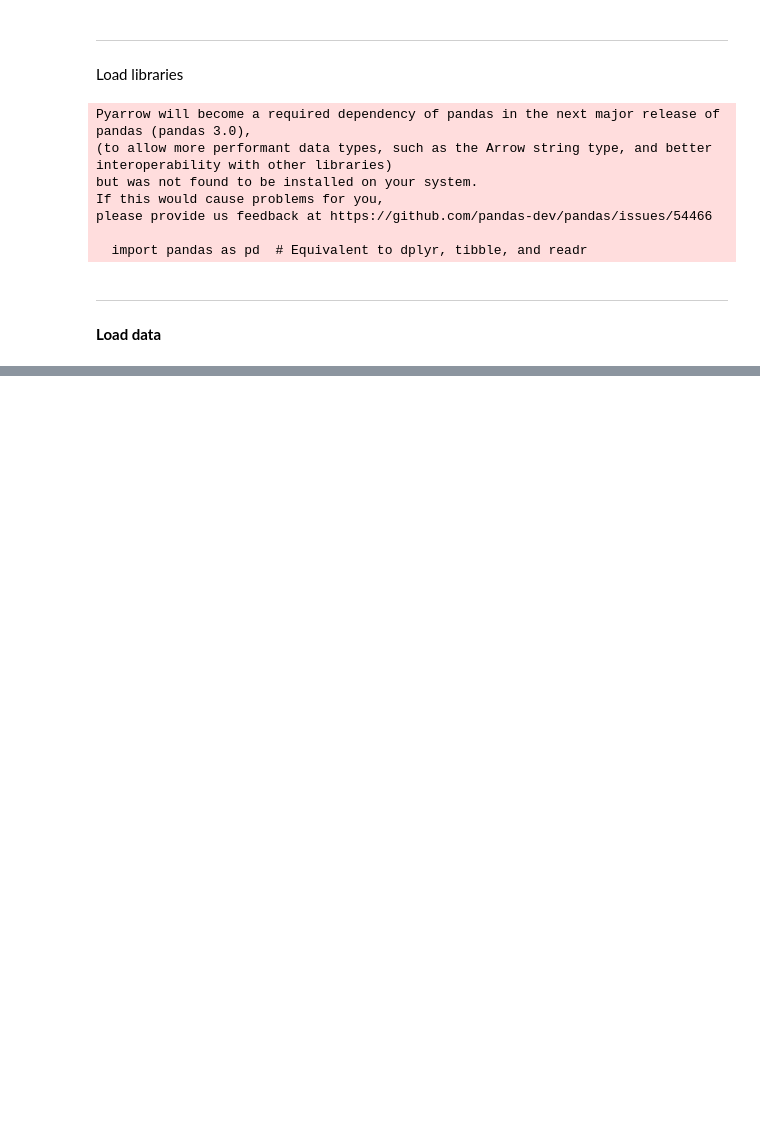
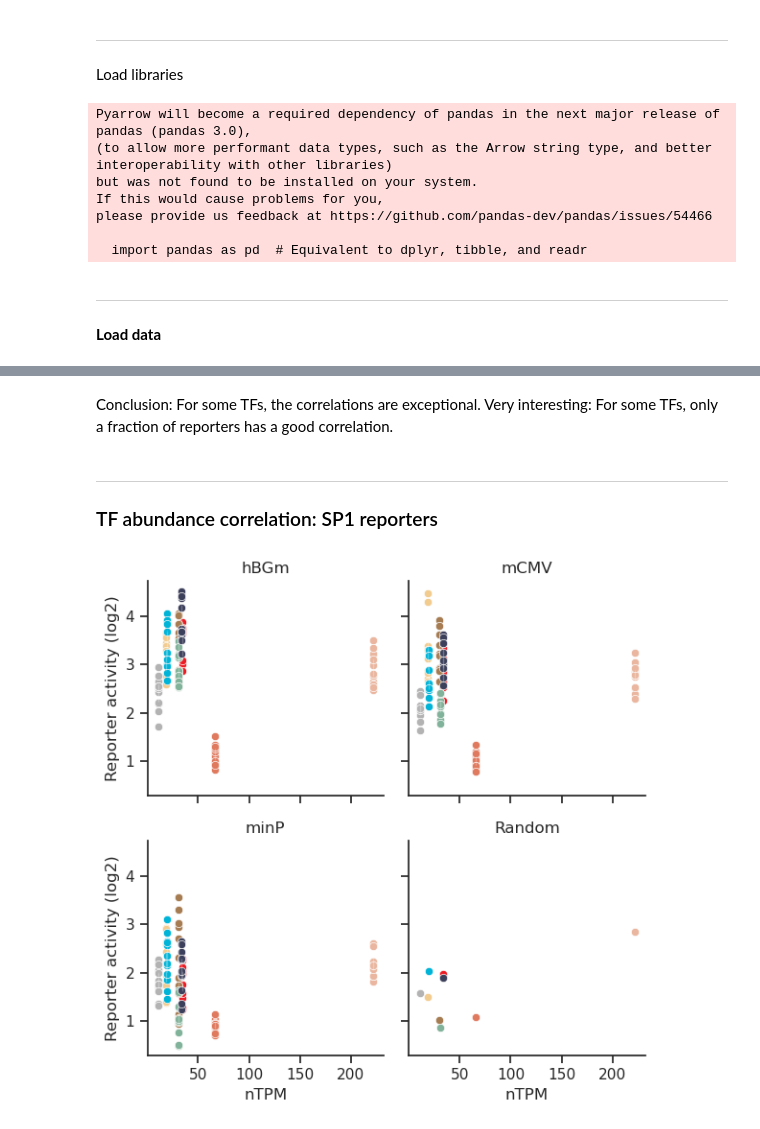
Before and after one commit to mtrauernicht/TF_MPRA, a Jupyter notebook: py_analysis/Fig_4_TFspecificity.ipynb, the cells around one changed output, grey strips where cells are left out. Cells and saved outputs as stored; diff of their text form; code cells hidden in the pictures; blank space fills up the shorter version.

```diff
--- a/py_analysis/Fig_4_TFspecificity.ipynb
+++ b/py_analysis/Fig_4_TFspecificity.ipynb
@@ -33,8 +32,7 @@ please provide us feedback at https://github.com/pandas-dev/pandas/issues/54466
 # %%
 # Import RNA-seq correlation data
 rna_correlations_df = pd.read_csv('/DATA/usr/m.trauernicht/projects/SuRE-TF/data/rna_correlations_df.tsv', sep='\t')
-
-rna_correlations_df
+cDNA_df3 = pd.read_csv('/DATA/usr/m.trauernicht/projects/SuRE-TF/data/rna_correlations_df_all.tsv', sep='\t')
 # %% [output]
 |  | tf | reporter_activity_minP | cell | reporter_id | commercial_reporter | spacing | promoter | ... |
 | 0 | AHR::ARNT | 0.356408 | A549 | AHR::ARNT_10bp_10bp_mCMV_1 | No | 10bp | mCMV | ... |
@@ -82,0 +82,44 @@ plt.show();
+# %% [markdown]
+Conclusion: For some TFs, the correlations are exceptional. Very interesting: For some TFs, only a fraction of reporters has a good correlation.
+# %% [markdown]
+---
+### TF abundance correlation: SP1 reporters
+# %%
+# Filter the dataframe
+filtered_df = cDNA_df3[(cDNA_df3['tf'] == "SP1") & (cDNA_df3['commercial_reporter'] == "No")]
+filtered_df = filtered_df[['cell', 'reporter_id', 'reporter_activity_minP', 'nTPM', 'promoter', 'cor_pval']].drop_duplicates()
+
+cell_colors = {
+    "A549": "#f2cc8f",
+    "HCT116": "#ED1C24",
+    "HEK293": "#00B4D8",
+    "HepG2": "#B3B3B3",
+    "K562": "#A67C52",
+    "MCF7": "#81B29A",
+    "U2OS": "#3D405B",
+    "mES": "#EAB69F",
+    "NPC": "#E07A5F"
+}
+
+# Create a FacetGrid
+g = sns.FacetGrid(data=filtered_df, col='promoter', col_wrap=2, hue='cell', palette=cell_colors)
+
+# Map sns.scatterplot to the FacetGrid
+g.map(sns.scatterplot, 'nTPM', 'reporter_activity_minP')
+
+g.map(sns.regplot, 'nTPM', 'reporter_activity_minP', color='black', scatter=False)
+
+# Map add_reg_line to the FacetGrid
+g.map_dataframe(add_reg_line)
+
+## Add title and axis labels
+g.set_axis_labels("nTPM", "Reporter activity (log2)")
+
+# Set the titles to only show the variable value
+g.set_titles("{col_name}")
+
+## Save plot to pdf
+g.savefig("/DATA/usr/m.trauernicht/projects/SuRE-TF/figures/Figure_4/SP1_TPM_correlation.pdf")
+plt.show();
+# %% [output]
+[figure, added]
```
Also changed, not shown: parts of 18 cells of this notebook, 3 other files.
